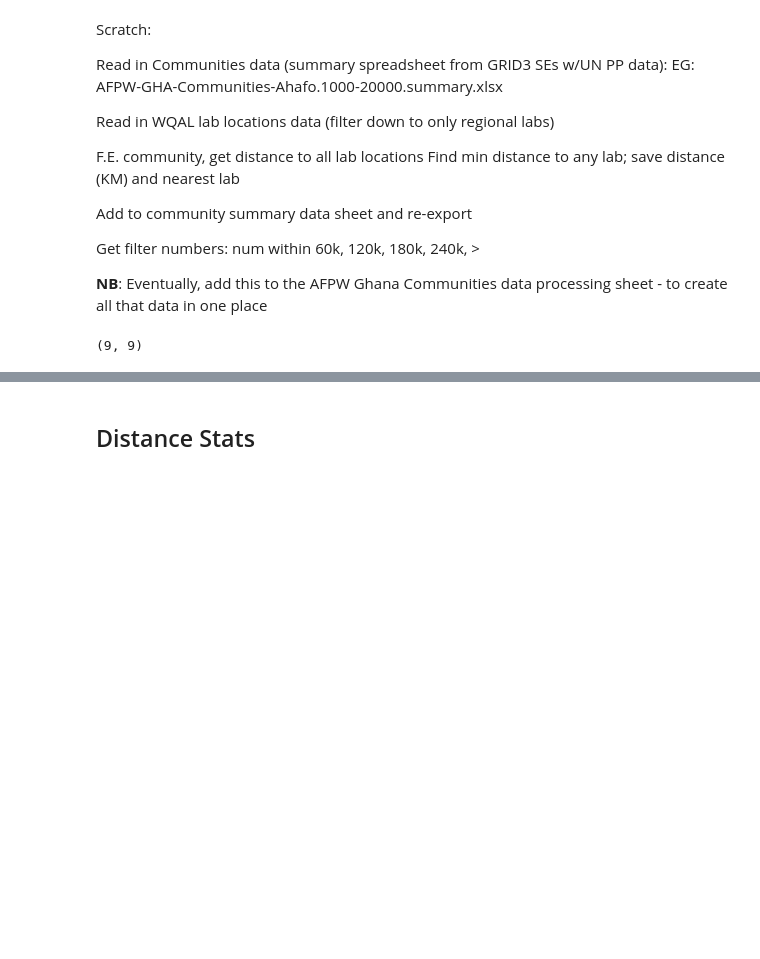
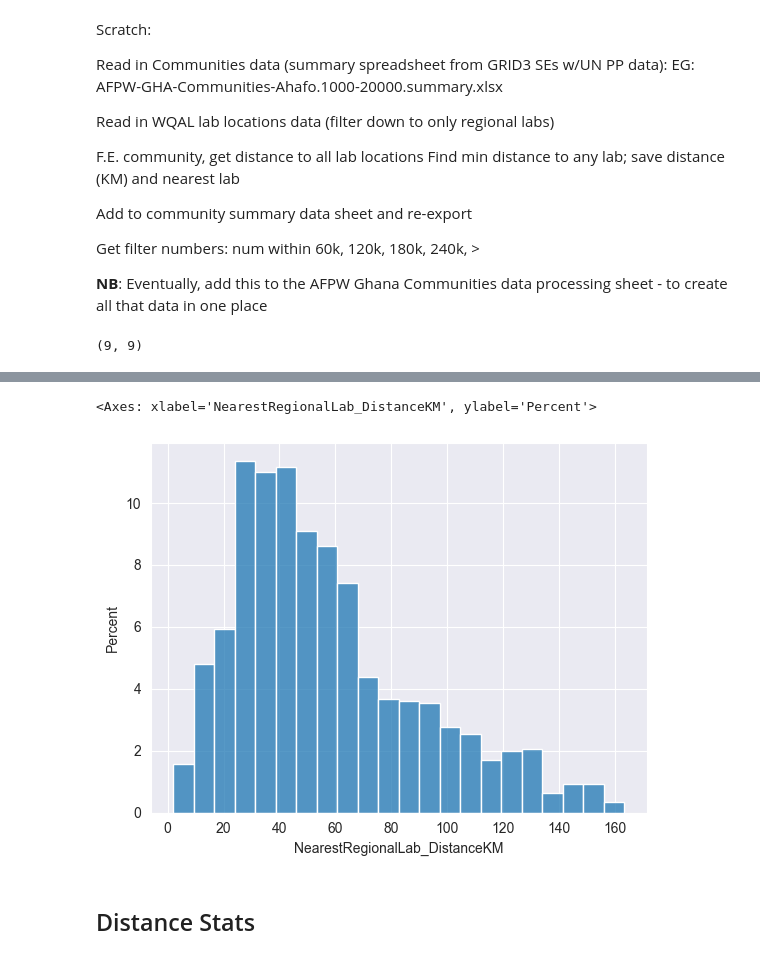
Before and after one commit to duncan-aquaya/py-sandbox, a Jupyter notebook: assurance-fund/Community-Lab-Distances.ipynb, the cells around one changed output, grey strips where cells are left out. Saved outputs shown, nothing was run; the diff lists cells and outputs as text; code cells hidden in the pictures; blank space fills up the shorter version.

```diff
--- a/assurance-fund/Community-Lab-Distances.ipynb
+++ b/assurance-fund/Community-Lab-Distances.ipynb
@@ -92,3 +141,9 @@ comms_df["NearestRegionalLab_DistanceKM"].hist()
+# %%
+sns.set_style("darkgrid")
+sns.histplot(data=pp_df, x="NearestRegionalLab_DistanceKM", stat="percent")
+# %% [output]
+<Axes: xlabel='NearestRegionalLab_DistanceKM', ylabel='Percent'>
+[figure, added]
 # %% [markdown]
 ## Distance Stats
 # %%
```
Also changed, not shown: parts of 24 cells of this notebook, 6 other files.
